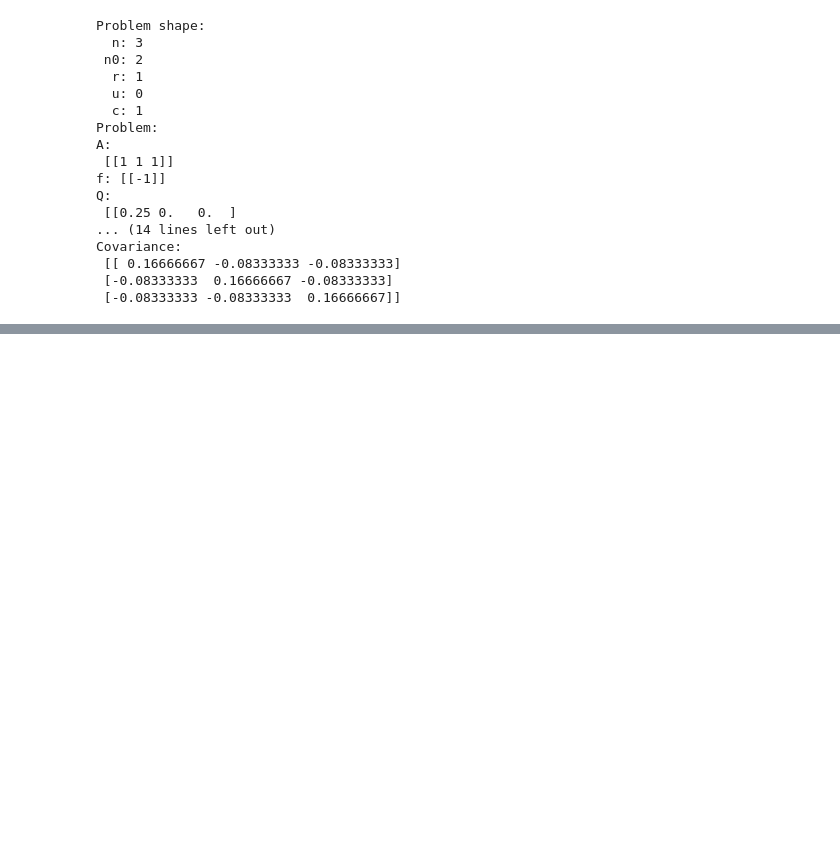
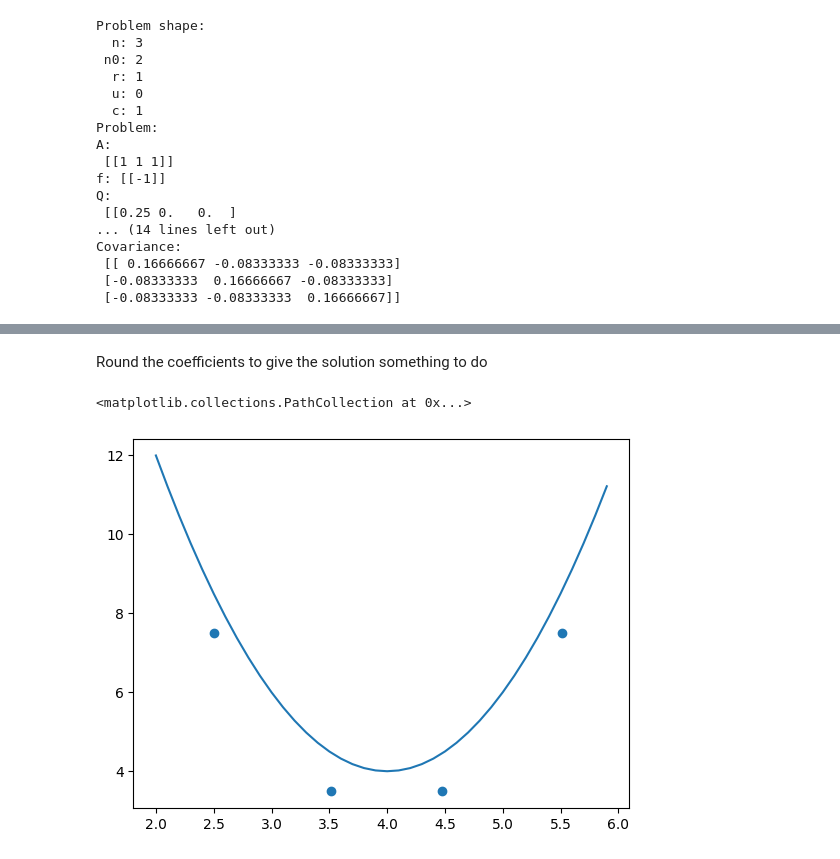
Before and after one commit to RubeRad/pho, a Jupyter notebook: Adjustments.ipynb, the cells around one changed output, grey strips where cells are left out. Saved outputs shown, nothing was run; the diff lists cells and outputs as text; code cells hidden in the pictures; blank space fills up the shorter version.

```diff
--- a/Adjustments.ipynb
+++ b/Adjustments.ipynb
@@ -357,0 +441,12 @@ Covariance:
+# %% [markdown]
+Round the coefficients to give the solution something to do
+# %%
+d0 = np.array([[36.0,-16.0,2.0]]).reshape((3,1))
+d = d0.copy()
+f = -y
+
+plt.plot(xs, d[0,0] + d[1,0]*xs + d[2,0]*xs*xs)
+plt.scatter(x,y)
+# %% [output]
+<matplotlib.collections.PathCollection at 0x...>
+[figure, added]
```
Also changed, not shown: parts of 35 cells of this notebook.
